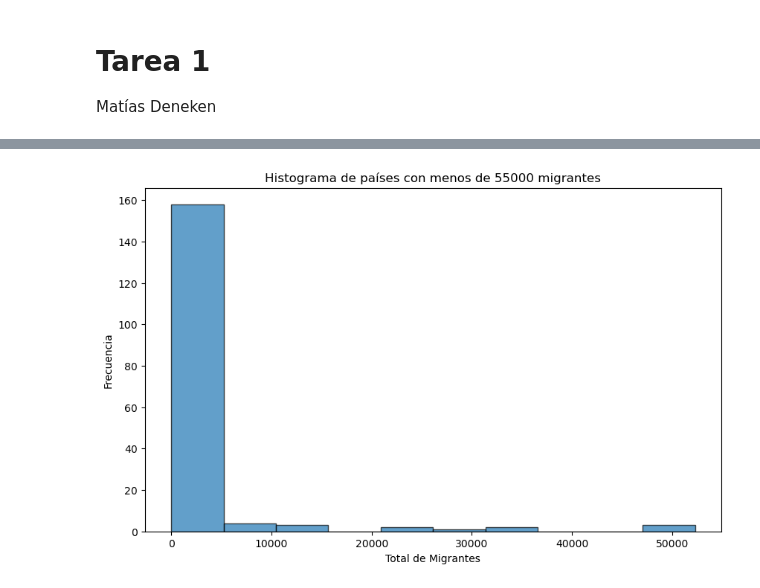
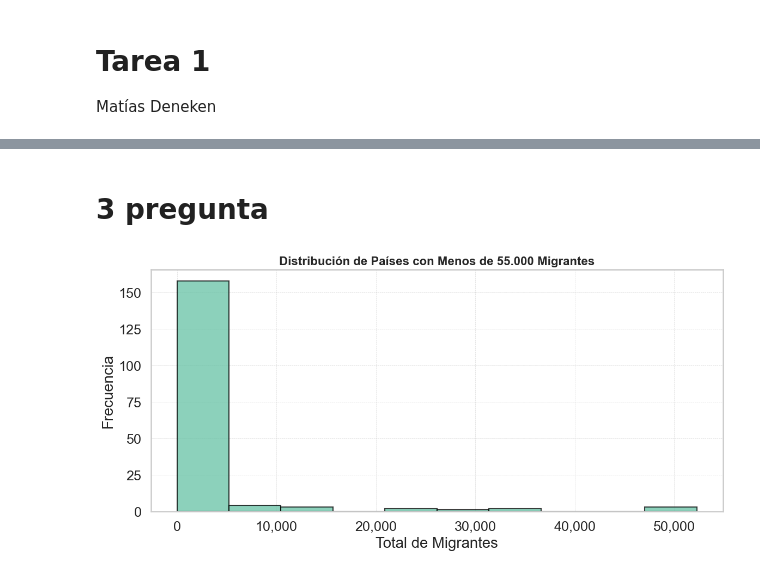
Before and after one commit to matdknu/dataviz-maci, a Jupyter notebook: task1/task1-deneken.ipynb, the cells around one changed output, grey strips where cells are left out. Saved outputs shown, nothing was run; the diff lists cells and outputs as text; code cells hidden in the pictures.

```diff
--- a/task1/task1-deneken.ipynb
+++ b/task1/task1-deneken.ipynb
@@ -85,12 +129,22 @@ plt.show()
+# %% [markdown]
+# 3 pregunta
 # %%
-# 3. Histograma con bins ajustados
+# Calcular total de migrantes por país
 total_migrants = df.set_index("Country").iloc[:, 4:].sum(axis=1)
+
+# Filtrar países con <= 55.000 migrantes
 df_filtered = total_migrants[total_migrants <= 55000]
-plt.figure(figsize=(10,6))
-plt.hist(df_filtered, bins=10, alpha=0.7, edgecolor='black')
-plt.title("Histograma de países con menos de 55000 migrantes")
-plt.xlabel("Total de Migrantes")
-plt.ylabel("Frecuencia")
+
+# Crear histograma elegante
+fig, ax = plt.subplots(figsize=(12, 6))
+ax.hist(df_filtered, bins=10, alpha=0.75, edgecolor='black', color="#66c2a5")
+
+ax.set_title("Distribución de Países con Menos de 55.000 Migrantes", fontsize=16, weight='bold')
+ax.set_xlabel("Total de Migrantes")
+ax.set_ylabel("Frecuencia")
+ax.xaxis.set_major_formatter(mtick.FuncFormatter(lambda x, _: f"{int(x):,}"))
+ax.grid(True, linestyle='--', linewidth=0.5, alpha=0.7)
+plt.tight_layout()
 plt.show()
 # %% [output]
-[figure, old version]
+[figure, new version]
```
Also changed, not shown: parts of 12 cells of this notebook.
